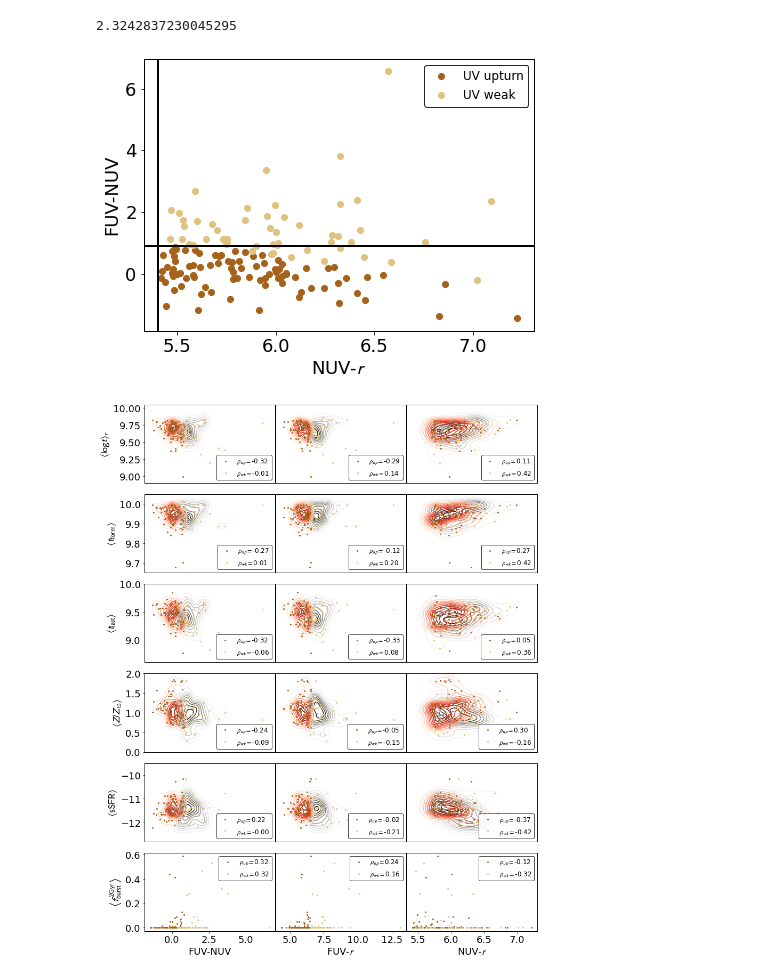
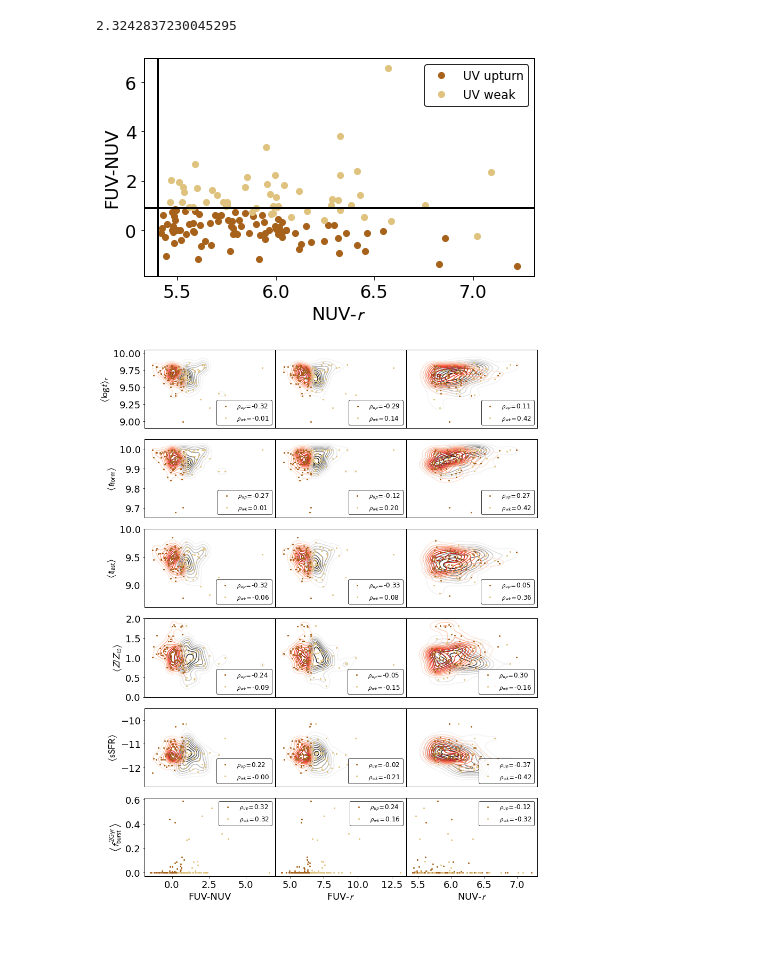
Before and after one commit to mdastro/UVupturn-RSGs, a Jupyter notebook: UV_PSM/PSM_StellarPops_MagPhys.ipynb, the cells around one changed output. Saved outputs shown, nothing was run; the diff lists cells and outputs as text; code cells hidden in the pictures; blank space fills up the shorter version.

```diff
--- a/UV_PSM/PSM_StellarPops_MagPhys.ipynb
+++ b/UV_PSM/PSM_StellarPops_MagPhys.ipynb
@@ -346,3 +346,15 @@ plt.savefig(os.path.join(psm_path, 'psm_magphys_ssfr_sfr.pdf'))
 plt.show()
 # %% [output]
 [figure]
+# %%
+plt.rcParams.update(plotpars)
+sns.kdeplot(uv_upturn['sSFR_0_1Gyr_percentile50'], color=palette[1], label=r"$s=%.2f$ UV upturn"
+            % uv_upturn['sSFR_0_1Gyr_percentile50'].skew(), linewidth=2.)
+sns.kdeplot(uv_weak['sSFR_0_1Gyr_percentile50'], color=palette[0], label=r"$s=%.2f$ UV weak"
+            % uv_weak['sSFR_0_1Gyr_percentile50'].skew(), linewidth=2.)
+plt.axvline(x=np.median(uv_upturn['sSFR_0_1Gyr_percentile50'].values), color=palette[1], linestyle='-')
+plt.axvline(x=np.median(uv_weak['sSFR_0_1Gyr_percentile50'].values), color=palette[0], linestyle='--')
+plt.legend(loc='best')
+plt.xlabel(r"$\left< \rm{sSFR} \right>$   (0.1Gyr)")
+plt.ylabel('Density')
+plt.show()
@@ -885,0 +951,19 @@ plt.show()
+# %%
+plt.rcParams.update(plotpars)
+plt.subplots(figsize=(7,4))
+
+plt.hist(uv_upturn['log_mdust/mstar'], label='UV upturn', color=uv_pal[1], alpha=0.7, bins=np.arange(2, 6, 0.5),
+         edgecolor=uv_pal[1])
+plt.hist(uv_weak['log_mdust/mstar'], label='UV weak', color=uv_pal[0], lw=2.5, alpha=0.7,
+         bins=np.arange(2, 6, 0.5), edgecolor=uv_pal[0])
+# sns.kdeplot(uv_upturn['log_mdust/mstar'], label='UV upturn', color=uv_pal[1], lw=2.5, alpha=1.)
+# sns.kdeplot(uv_weak['log_mdust/mstar'], label='UV weak', color=uv_pal[0], lw=2.5, alpha=1.)
+plt.axvline(x=2.5, color='black', lw=2., label='ETGs lower limit \n (Davies+2019)', alpha=1.)
+plt.ylabel(r"Frequency")
+plt.xlabel(r"$\log M_{\star}/M_{\rm{dust}}$")
+plt.legend(loc='upper right')
+
+plt.tight_layout()
+plt.savefig(os.path.join(psm_path, 'dust_psmed.png'))
+plt.savefig(os.path.join(psm_path, 'dust_psmed.pdf'))
+plt.show()
@@ -909,20 +995,21 @@ for i in range(uv_weak['log_mdust/mstar'].values.size):
 2.3242837230045295
 # %%
 plt.rcParams.update(plotpars)
+plt.subplots(figsize=(7,4))
 plot01, = plt.plot(uv_upturn['MAG_AB_NUV']-uv_upturn['MAG_AB_R'], uv_upturn['MAG_AB_FUV']-uv_upturn['MAG_AB_NUV'],
                    'o', markersize=6, color=palette[1], alpha=1, label="UV upturn")
 plot02, = plt.plot(uv_weak['MAG_AB_NUV']-uv_weak['MAG_AB_R'], uv_weak['MAG_AB_FUV']-uv_weak['MAG_AB_NUV'],
                    'o', markersize=6, color = palette[0], alpha=1, label="UV weak")
 plt.legend(loc='best')
 plt.axvline(x=5.4, color='black', linewidth=2.)
 plt.axhline(y=0.9, xmin=0.0, xmax=20, color='black', linewidth=2.)
 plt.xlabel(r"NUV-$r$")
 plt.ylabel(r"FUV-NUV")
 plt.savefig(os.path.join(psm_path, 'yi_diagram_psm.pdf'))
 plt.savefig(os.path.join(psm_path, 'yi_diagram_psm.png'))
 plt.show()
 # %% [output]
-[figure, old version]
+[figure, new version]
 # %%
 plt.subplots(figsize=(12, 15))
 
```
Also changed, not shown: parts of 26 cells of this notebook, 1 other file.
